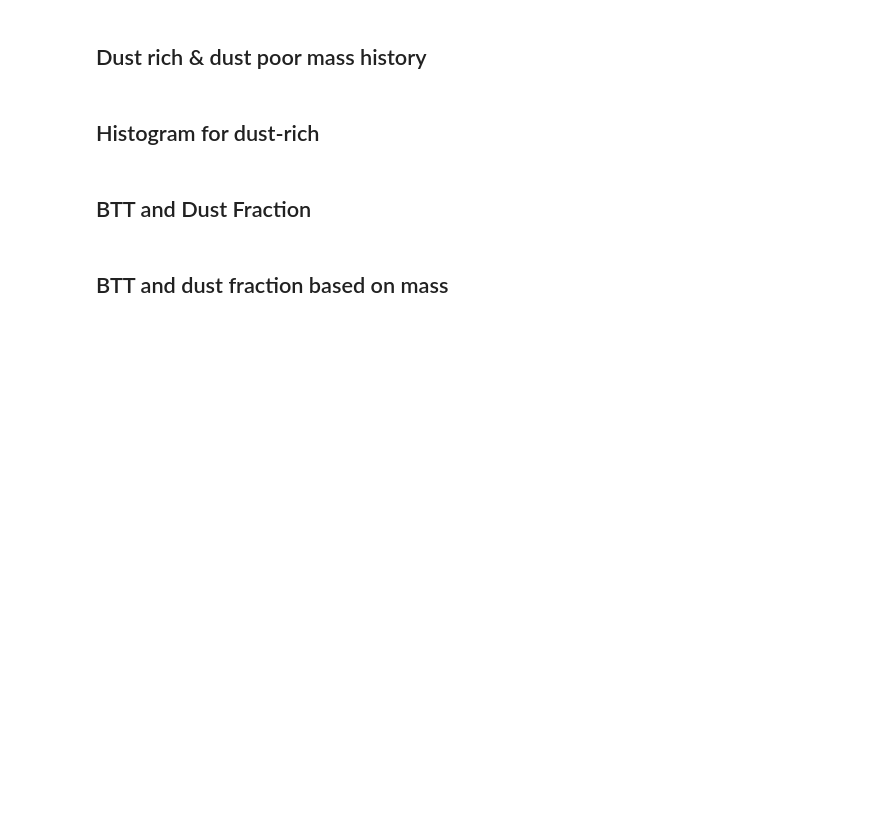
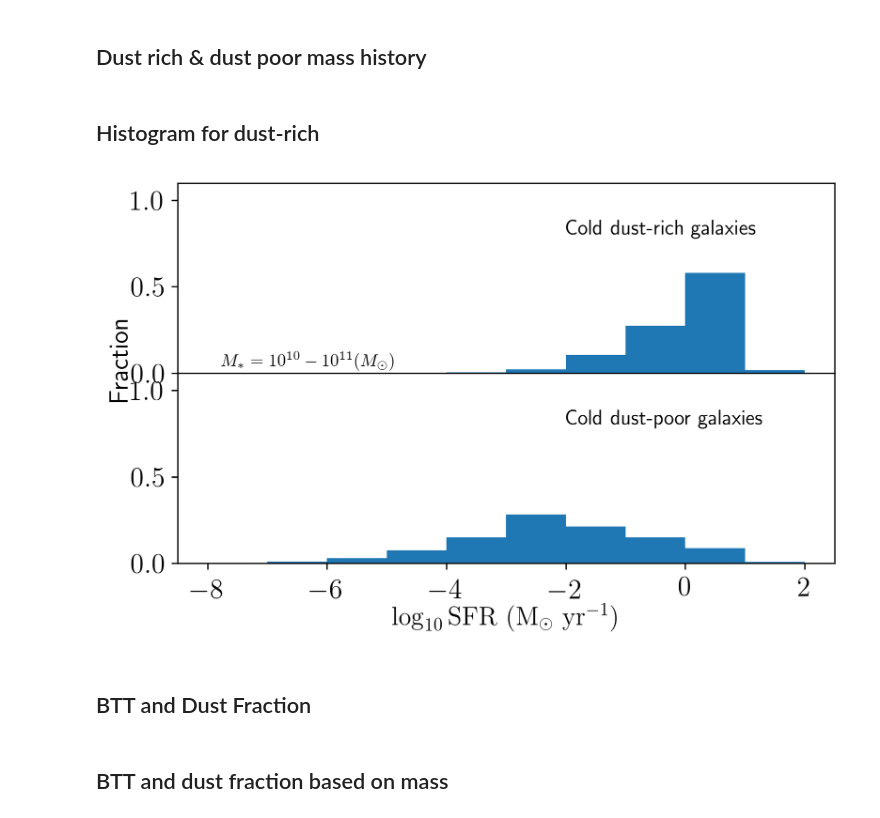
Before and after one commit to darrencroton/sage, a Jupyter notebook: analysis/dust-result.ipynb, the cells around one changed output. Cells and saved outputs as stored; diff of their text form; code cells hidden in the pictures; blank space fills up the shorter version.

```diff
--- a/analysis/dust-result.ipynb
+++ b/analysis/dust-result.ipynb
@@ -3224,34 +3223,52 @@ plt.savefig('plots/hot-dust-poor-play2b.png')
 # %% [markdown]
 ## Histogram for dust-rich
 # %%
+fig, axes = plt.subplots(2, 1, sharex=True)
+ax = plt.subplot(211)
 
 w = np.where (G_history[0].StellarMass > 0)[0]
 stellarmass = G_history[0].StellarMass[w] * 1.e10 / Hubble_h
 bulge = G_history[0].BulgeMass[w] * 1.e10 / Hubble_h
 sfr = G_history[0].SfrDisk[w] + G_history[0].SfrBulge[w]
 dustmass = G_history[0].ColdDust[w] * 1.e10 / Hubble_h
 dustfrac = dustmass / stellarmass
 
-w = np.where((stellarmass > 5.8e10) & (stellarmass < 1e11) & (dustfrac < 1e-4) & (sfr>0))[0]
+w = np.where((stellarmass > 1e10) & (stellarmass < 1e11) & (dustfrac > 1e-4) & (sfr>0))[0]
 sfr_rich = np.log10(sfr[w])
+sfr_max = 2.0
+sfr_min = -8.0
+binwidth = 1.0
+nbins = np.arange(sfr_min, sfr_max + binwidth, binwidth)
+plt.hist(sfr_rich, bins=nbins, normed=1)
+plt.ylim(0, 1.1)
+ax.text(-2, 0.8, 'Cold dust-rich galaxies')
 
-width = 1.0
-nbins_rich = np.int(np.floor((sfr_rich.max() - sfr_rich.min()) / width))
-print(nbins_rich)
-plt.figure()  # New figure
-ax = plt.subplot(111)  # 1 plot on the figure
+#---------------------------------------------------------------------------------------------
+ax = plt.subplot(212)
 
-plt.hist(sfr_rich, bins=nbins_rich, normed=1)
-plt.xlabel(r'$\log_{10} \mathrm{SFR}\ (\mathrm{M_{\odot}}\ \mathrm{yr}^{-1})$', fontsize=15)  # Set the y...
-plt.ylabel(r'$\mathrm{Percentage}$', fontsize=15)
+w = np.where((stellarmass > 1e10) & (stellarmass < 1e11) & (dustfrac < 1e-4) & (sfr>0))[0]
+sfr_rich = np.log10(sfr[w])
+sfr_max = 2.0
+sfr_min = -8.0
+binwidth = 1.0
+nbins = np.arange(sfr_min, sfr_max + binwidth, binwidth)
+plt.hist(sfr_rich, bins=nbins, normed=1)
 
-#fig.text(0.15, 0.58, r'$ M_{*} = 5.8 \times 10^{10} - 1.0 \times 10^{11} (M_{\odot})$', fontsize=10)
+plt.ylim(0, 1.1)
+
+plt.xlabel(r'$\log_{10} \mathrm{SFR}\ (\mathrm{M_{\odot}}\ \mathrm{yr}^{-1})$', fontsize=15)
+#plt.ylabel(r'$\mathrm{Percentage}$', fontsize=15)
+
+fig.text(0.15, 0.58, r'$ M_{*} = 10^{10} - 10^{11} (M_{\odot})$', fontsize=10)
 #fig.text(0.15, 0.53, r'$M_\mathrm{dust} > 1.0 \times 10^{7} (M_{\odot})$', fontsize=10)
 
-ax.text(-2, 0.5, 'dust-poor MW-type galaxies')
+ax.text(-2, 0.8, 'Cold dust-poor galaxies')
+fig.text(0.0, 0.6, 'Fraction', fontsize=15, va='center', rotation='vertical')
 plt.tight_layout()
-
-#plt.savefig('plots/SFR-hist-rich.png')
+plt.subplots_adjust(wspace=0, hspace=0)
+plt.savefig('plots/SFR-hist-test-bulge3.png')
+# %% [output]
+[figure, added]
 # %% [markdown]
 ## BTT and Dust Fraction
 # %%
```
Also changed, not shown: parts of 15 cells of this notebook.
